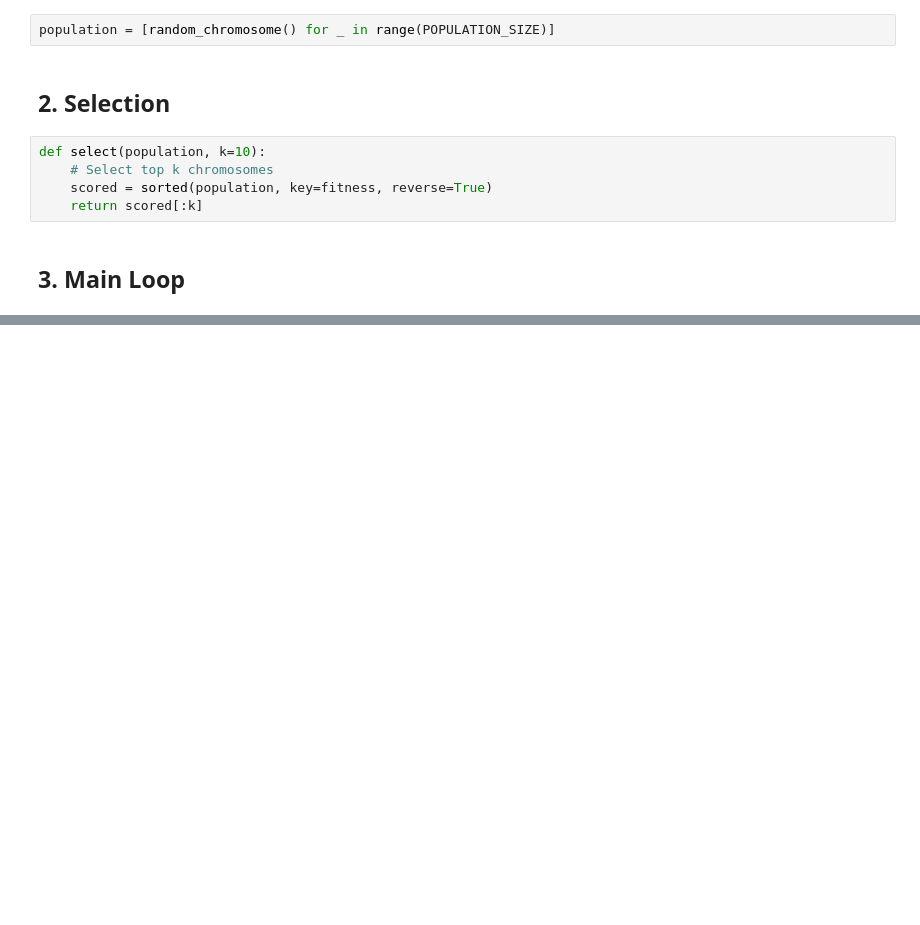
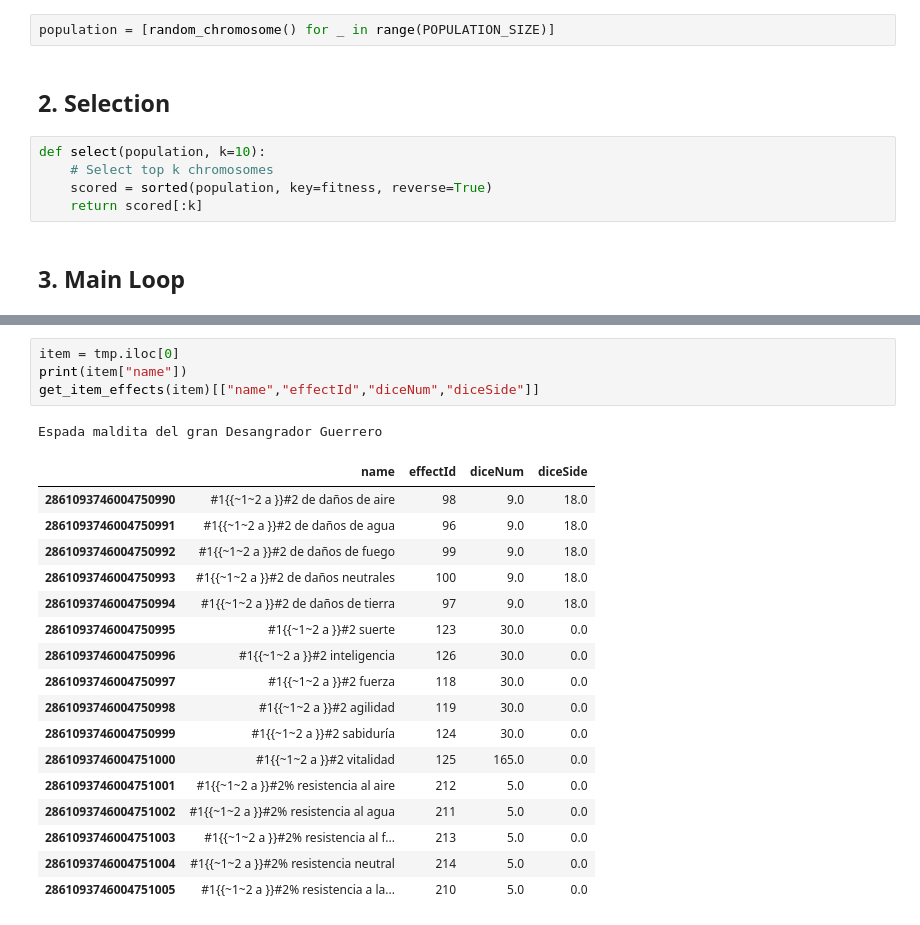
Before and after one commit to jdtibochab/dofus-set-optimizer, a Jupyter notebook: 2.Fitness.ipynb, the cells around one changed output, grey strips where cells are left out. Saved outputs shown, nothing was run; the diff lists cells and outputs as text; blank space fills up the shorter version.

```diff
--- a/2.Fitness.ipynb
+++ b/2.Fitness.ipynb
@@ -365,0 +448,23 @@ nan -14900.0
+# %%
+item = tmp.iloc[0]
+print(item["name"])
+get_item_effects(item)[["name","effectId","diceNum","diceSide"]]
+# %% [output]
+Espada maldita del gran Desangrador Guerrero
+|  | name | effectId | diceNum | diceSide |
+| 2861093746004750990 | #1{{~1~2 a }}#2 de daños de aire | 98 | 9.0 | 18.0 |
+| 2861093746004750991 | #1{{~1~2 a }}#2 de daños de agua | 96 | 9.0 | 18.0 |
+| 2861093746004750992 | #1{{~1~2 a }}#2 de daños de fuego | 99 | 9.0 | 18.0 |
+| 2861093746004750993 | #1{{~1~2 a }}#2 de daños neutrales | 100 | 9.0 | 18.0 |
+| 2861093746004750994 | #1{{~1~2 a }}#2 de daños de tierra | 97 | 9.0 | 18.0 |
+| 2861093746004750995 | #1{{~1~2 a }}#2 suerte | 123 | 30.0 | 0.0 |
+| 2861093746004750996 | #1{{~1~2 a }}#2 inteligencia | 126 | 30.0 | 0.0 |
+| 2861093746004750997 | #1{{~1~2 a }}#2 fuerza | 118 | 30.0 | 0.0 |
+| 2861093746004750998 | #1{{~1~2 a }}#2 agilidad | 119 | 30.0 | 0.0 |
+| 2861093746004750999 | #1{{~1~2 a }}#2 sabiduría | 124 | 30.0 | 0.0 |
+| 2861093746004751000 | #1{{~1~2 a }}#2 vitalidad | 125 | 165.0 | 0.0 |
+| 2861093746004751001 | #1{{~1~2 a }}#2% resistencia al aire | 212 | 5.0 | 0.0 |
+| 2861093746004751002 | #1{{~1~2 a }}#2% resistencia al agua | 211 | 5.0 | 0.0 |
+| 2861093746004751003 | #1{{~1~2 a }}#2% resistencia al f... | 213 | 5.0 | 0.0 |
+| 2861093746004751004 | #1{{~1~2 a }}#2% resistencia neutral | 214 | 5.0 | 0.0 |
+| 2861093746004751005 | #1{{~1~2 a }}#2% resistencia a la... | 210 | 5.0 | 0.0 |
```
Also changed, not shown: parts of 35 cells of this notebook, 2 other files.
